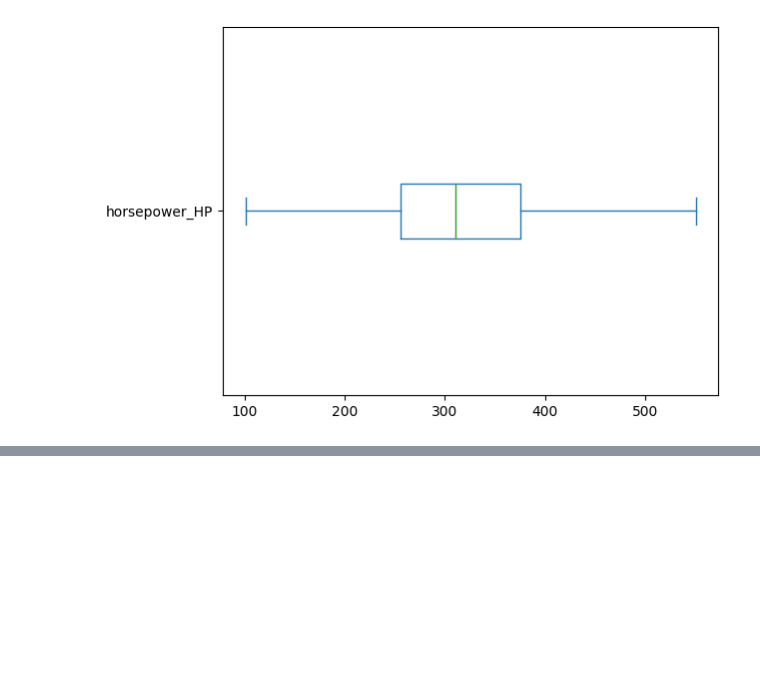
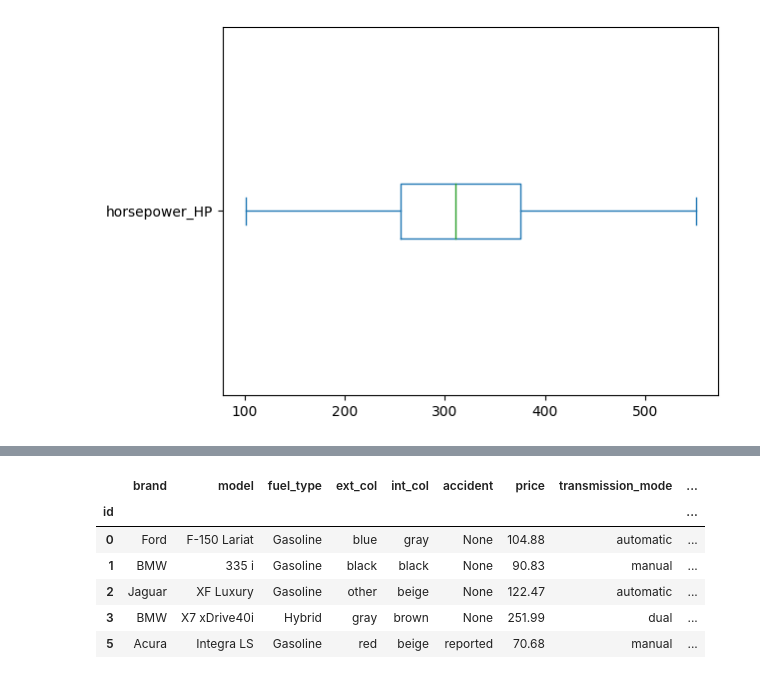
Before and after one commit to deralph/car-prediction-model-kaggle-skill-assesment, a Jupyter notebook: kaggleAssesment.ipynb, the cells around one changed output, grey strips where cells are left out. Saved outputs shown, nothing was run; the diff lists cells and outputs as text; code cells hidden in the pictures; blank space fills up the shorter version.

```diff
--- a/kaggleAssesment.ipynb
+++ b/kaggleAssesment.ipynb
@@ -784,7 +815,7 @@ for df in [train,test]:
 
 # transform target columns using square root
 
-# train['price']=np.sqrt(train['price'])
+train['price']=np.sqrt(train['price'])
 # %%
 def test_mean_target_encoding(train, test, target, categorical, alpha=5):
     # Calculate global mean on the train data
@@ -829,3 +860,13 @@ def mean_target_encoding(train, test, target, categorical, alpha=5):
 
     # Return new features to add to the model
     return train_feature, test_feature
+# %%
+train.head()
+# %% [output]
+|  | brand | model | fuel_type | ext_col | int_col | accident | price | transmission_mode | ... |
+| id |  |  |  |  |  |  |  |  | ... |
+| 0 | Ford | F-150 Lariat | Gasoline | blue | gray | None | 104.88 | automatic | ... |
+| 1 | BMW | 335 i | Gasoline | black | black | None | 90.83 | manual | ... |
+| 2 | Jaguar | XF Luxury | Gasoline | other | beige | None | 122.47 | automatic | ... |
+| 3 | BMW | X7 xDrive40i | Hybrid | gray | brown | None | 251.99 | dual | ... |
+| 5 | Acura | Integra LS | Gasoline | red | beige | reported | 70.68 | manual | ... |
```
Also changed, not shown: parts of 42 cells of this notebook.
